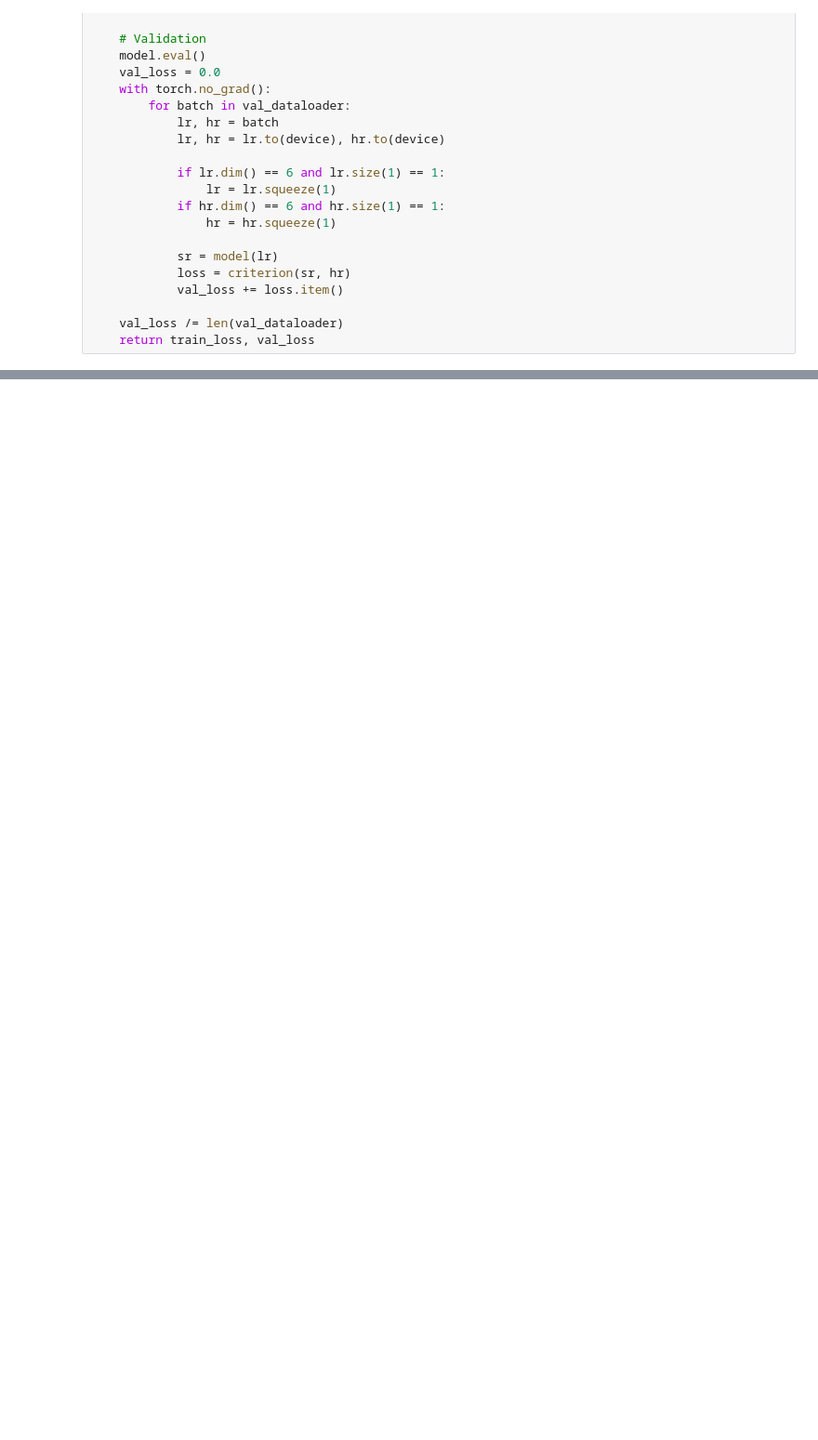
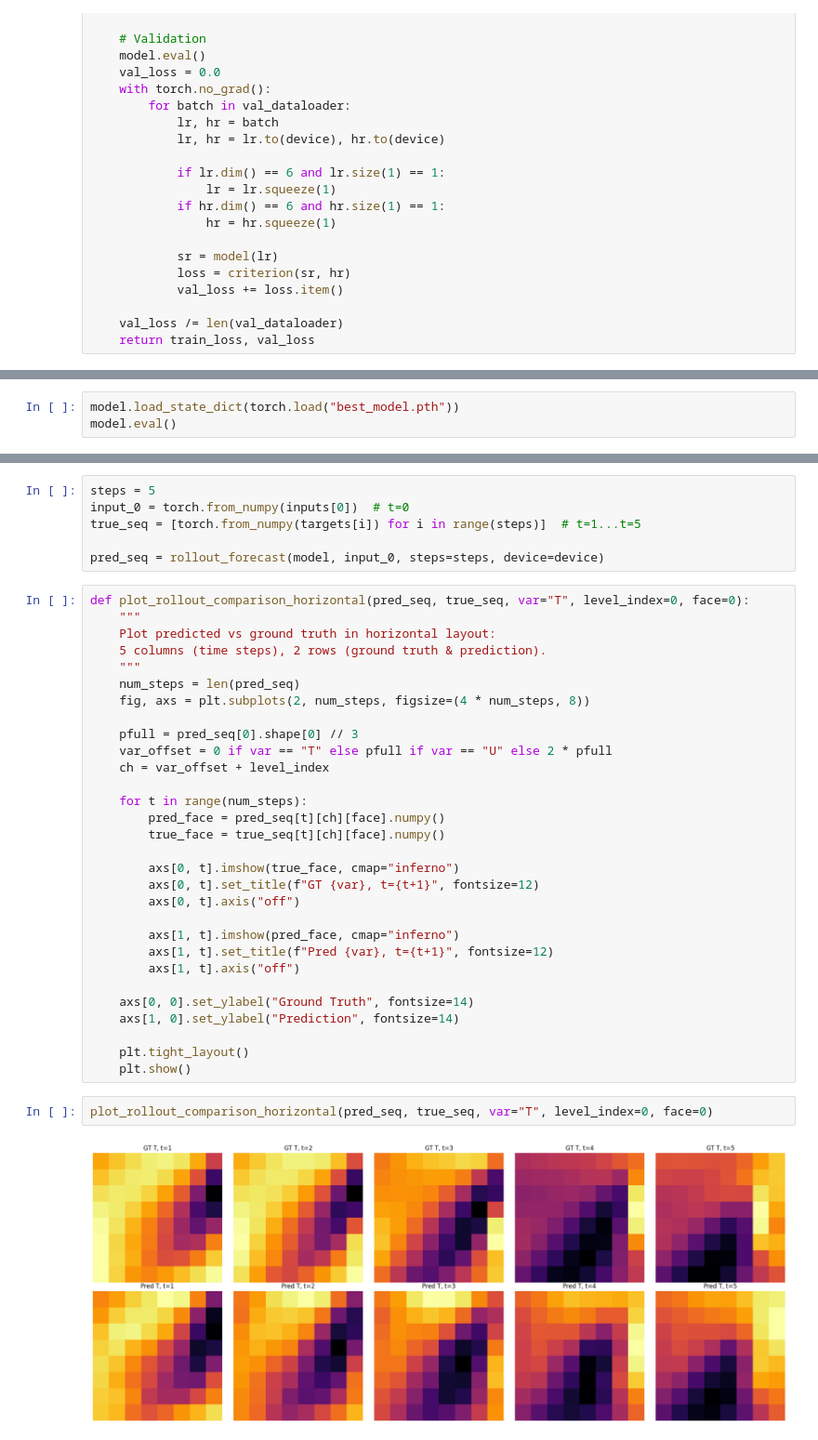
Before and after one commit to manmeet3591/mars_weather_digital_twin, a Jupyter notebook: mars_weather_dt.ipynb, the cells around one changed output, grey strips where cells are left out. Shown at 93% size. Drawn from its saved outputs; the diff is of its cells as text; blank space fills up the shorter version.

```diff
--- a/mars_weather_dt.ipynb
+++ b/mars_weather_dt.ipynb
@@ -622,0 +643,3 @@ Epoch [120/1000] - Train Loss: 0.0003, Validation Loss: 0.0003
+# %%
+model.load_state_dict(torch.load("best_model.pth"))
+model.eval()
@@ -622,0 +736,40 @@ Epoch [120/1000] - Train Loss: 0.0003, Validation Loss: 0.0003
+# %%
+steps = 5
+input_0 = torch.from_numpy(inputs[0])  # t=0
+true_seq = [torch.from_numpy(targets[i]) for i in range(steps)]  # t=1...t=5
+
+pred_seq = rollout_forecast(model, input_0, steps=steps, device=device)
+# %%
+def plot_rollout_comparison_horizontal(pred_seq, true_seq, var="T", level_index=0, face=0):
+    """
+    Plot predicted vs ground truth in horizontal layout:
+    5 columns (time steps), 2 rows (ground truth & prediction).
+    """
+    num_steps = len(pred_seq)
+    fig, axs = plt.subplots(2, num_steps, figsize=(4 * num_steps, 8))
+
+    pfull = pred_seq[0].shape[0] // 3
+    var_offset = 0 if var == "T" else pfull if var == "U" else 2 * pfull
+    ch = var_offset + level_index
+
+    for t in range(num_steps):
+        pred_face = pred_seq[t][ch][face].numpy()
+        true_face = true_seq[t][ch][face].numpy()
+
+        axs[0, t].imshow(true_face, cmap="inferno")
+        axs[0, t].set_title(f"GT {var}, t={t+1}", fontsize=12)
+        axs[0, t].axis("off")
+
+        axs[1, t].imshow(pred_face, cmap="inferno")
+        axs[1, t].set_title(f"Pred {var}, t={t+1}", fontsize=12)
+        axs[1, t].axis("off")
+
+    axs[0, 0].set_ylabel("Ground Truth", fontsize=14)
+    axs[1, 0].set_ylabel("Prediction", fontsize=14)
+
+    plt.tight_layout()
+    plt.show()
+# %%
+plot_rollout_comparison_horizontal(pred_seq, true_seq, var="T", level_index=0, face=0)
+# %% [output]
+[figure, added]
```
Also changed, not shown: parts of 8 cells of this notebook.
